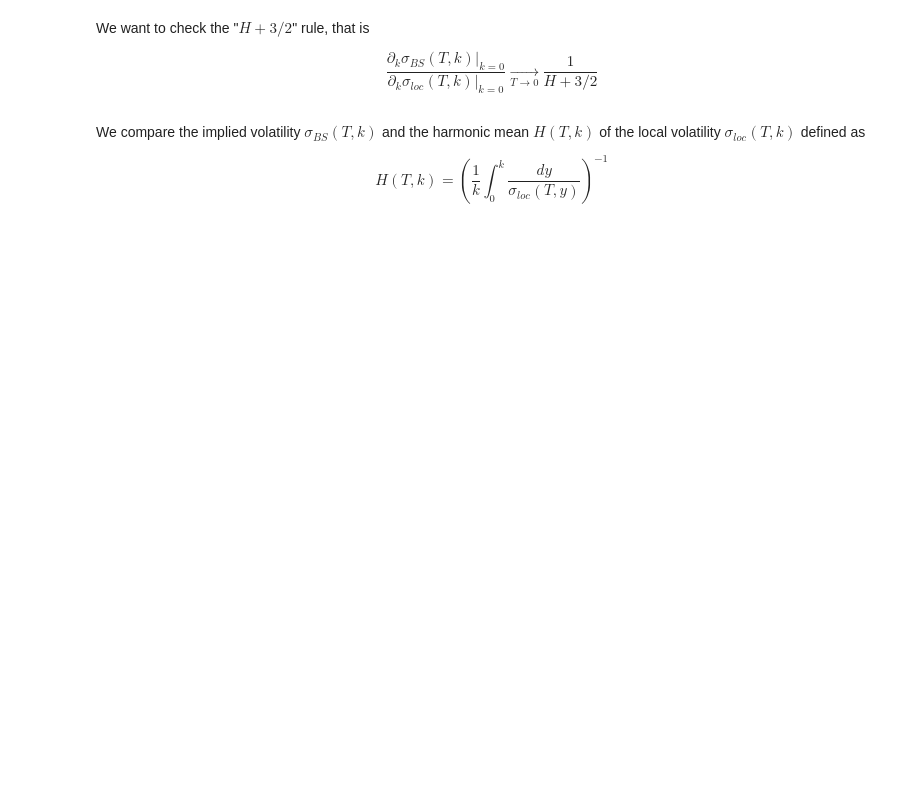
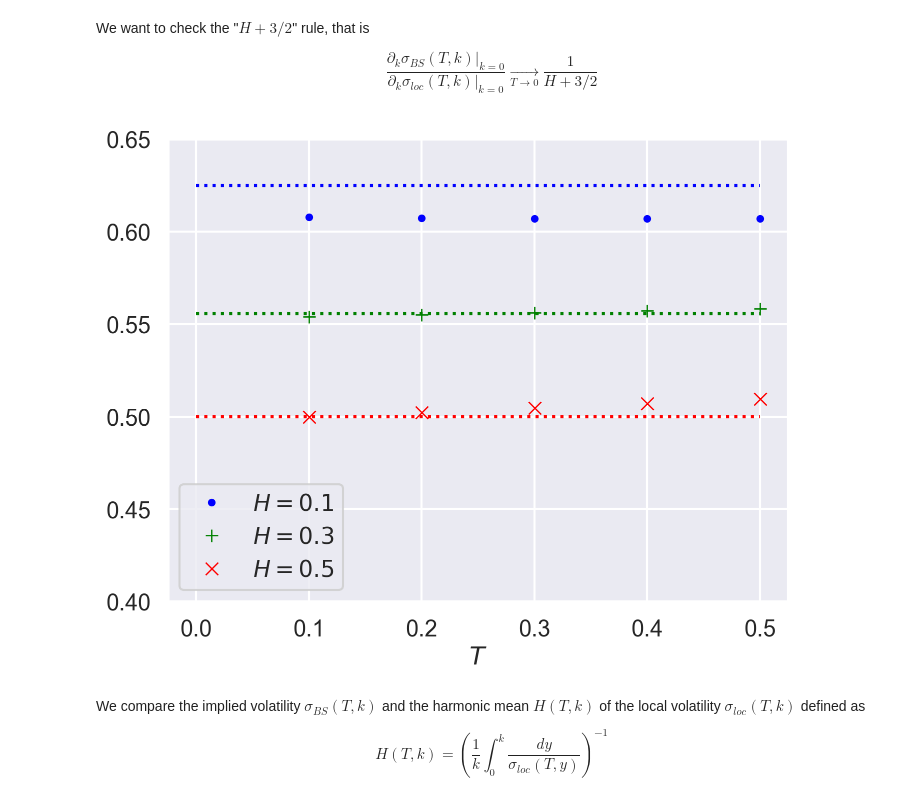
Before and after one commit to fbourgey/rough-bergomi, a Jupyter notebook: local_vol_rough_vol.ipynb, the cells around one changed output. Drawn from its saved outputs; the diff is of its cells as text; code cells hidden in the pictures; blank space fills up the shorter version.

```diff
--- a/local_vol_rough_vol.ipynb
+++ b/local_vol_rough_vol.ipynb
@@ -147,21 +168,22 @@ $$
     \underset{T\to0}{\to} \frac{1}{H+3/2}
 $$
 # %%
-plt.close()
 fig, ax = plt.subplots(figsize=(8, 6))
 for H in list_H:
     ax.plot(
         list_maturity,
         atm_impvol_skews[f"H={H}"] / atm_lv_skews[f"H={H}"],
-        markers[H],
+        MARKERS[H],
         label=f"$H={H}$",
-        color=colors[H],
+        color=COLORS[H],
     )
-    ax.plot(tab_t, 1.0 / (H + 1.5) * np.ones_like(tab_t), "--", color=colors[H])
+    ax.plot(tab_t, 1.0 / (H + 1.5) * np.ones_like(tab_t), ":", color=COLORS[H])
 ax.set_xlabel("$T$")
 ax.legend(ncol=1)
 ax.set_ylim(0.40, 0.65)
 plt.show()
+# %% [output]
+[figure, added]
 # %% [markdown]
 We compare the implied volatility $\sigma_{BS}(T,k)$ and the harmonic mean
 $H(T,k)$ of the local volatility $\sigma_{loc}(T,k)$ defined as
```
Also changed, not shown: parts of 12 cells of this notebook, 2 other files.
